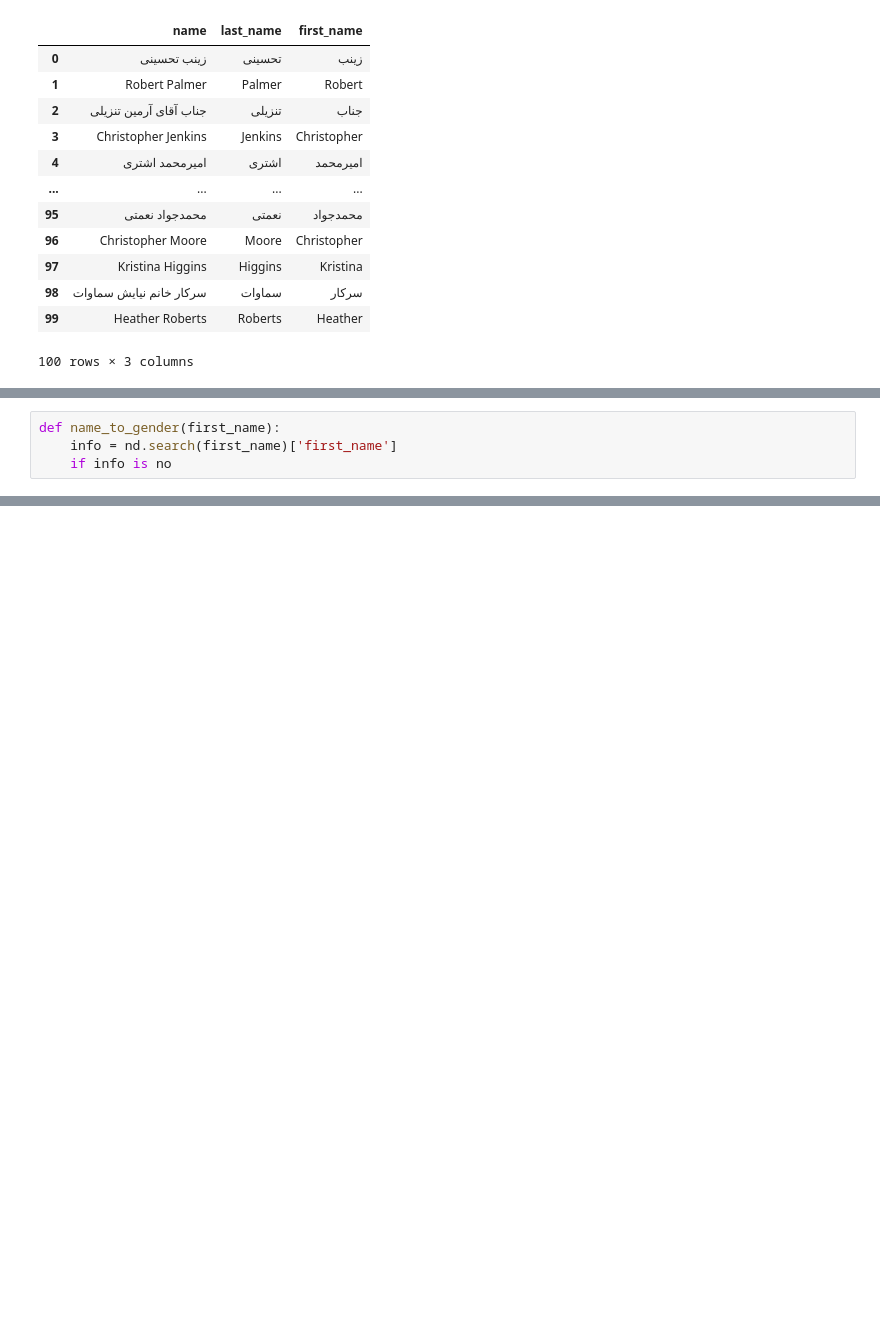
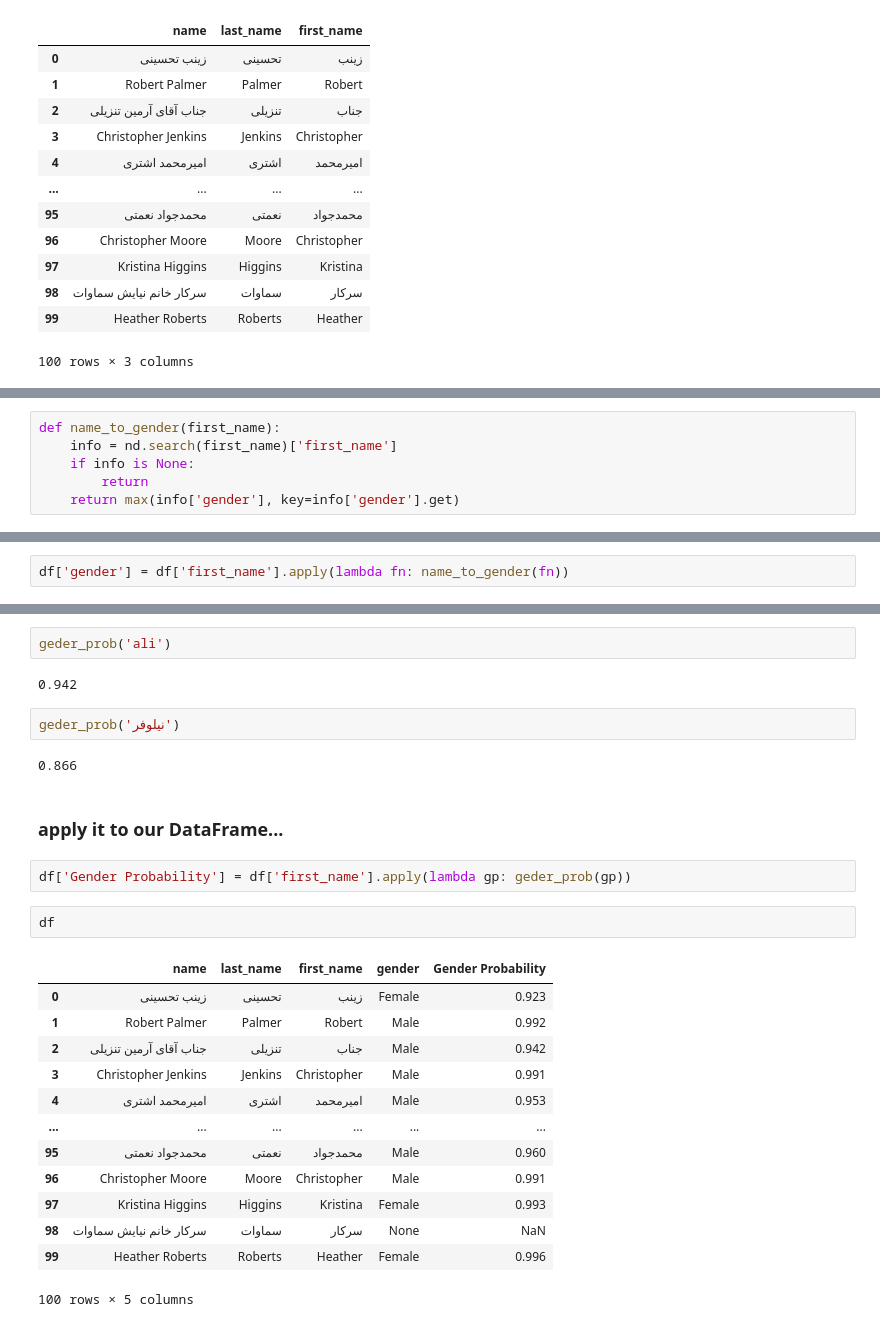
Before and after one commit to Behnekoogol/Gender_prediction-, a Jupyter notebook: Untitled.ipynb, the cells around one changed output, grey strips where cells are left out. Drawn from its saved outputs; the diff is of its cells as text; blank space fills up the shorter version.

```diff
--- a/Untitled.ipynb
+++ b/Untitled.ipynb
@@ -92,4 +92,6 @@ nd.search('beheotijgeotijzad')['first_name']
 # %%
 def name_to_gender(first_name):
     info = nd.search(first_name)['first_name']
-    if info is no
+    if info is None:
+        return
+    return max(info['gender'], key=info['gender'].get)
@@ -95,0 +111,2 @@ def name_to_gender(first_name):
+# %%
+df['gender'] = df['first_name'].apply(lambda fn: name_to_gender(fn))
@@ -95,0 +140,28 @@ def name_to_gender(first_name):
+# %%
+geder_prob('ali')
+# %% [output]
+0.942
+# %%
+geder_prob('نیلوفر')
+# %% [output]
+0.866
+# %% [markdown]
+### apply it to our DataFrame...
+# %%
+df['Gender Probability'] = df['first_name'].apply(lambda gp: geder_prob(gp))
+# %%
+df
+# %% [output]
+|  | name | last_name | first_name | gender | Gender Probability |
+| 0 | زينب تحسینی | تحسینی | زينب | Female | 0.923 |
+| 1 | Robert Palmer | Palmer | Robert | Male | 0.992 |
+| 2 | جناب آقای آرمین تنزیلی | تنزیلی | جناب | Male | 0.942 |
+| 3 | Christopher Jenkins | Jenkins | Christopher | Male | 0.991 |
+| 4 | اميرمحمد اشتری | اشتری | اميرمحمد | Male | 0.953 |
+| ... | ... | ... | ... | ... | ... |
+| 95 | محمدجواد نعمتی | نعمتی | محمدجواد | Male | 0.960 |
+| 96 | Christopher Moore | Moore | Christopher | Male | 0.991 |
+| 97 | Kristina Higgins | Higgins | Kristina | Female | 0.993 |
+| 98 | سرکار خانم نيايش سماوات | سماوات | سرکار | None | NaN |
+| 99 | Heather Roberts | Roberts | Heather | Female | 0.996 |
+100 rows × 5 columns
```
Also changed, not shown: parts of 23 cells of this notebook, 1 other file.
